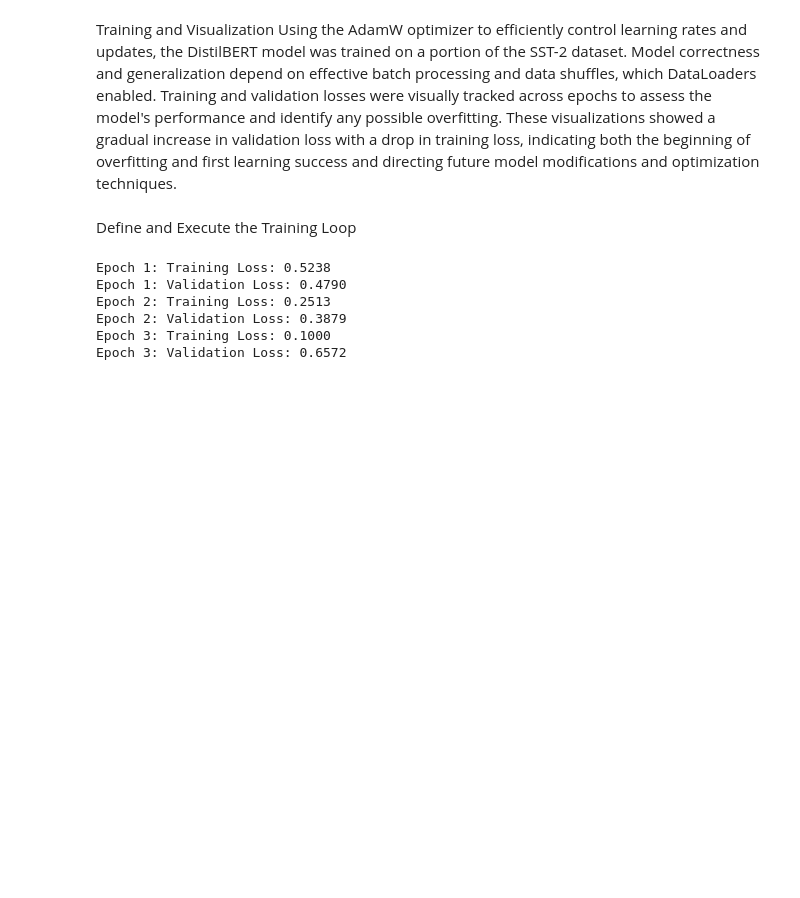
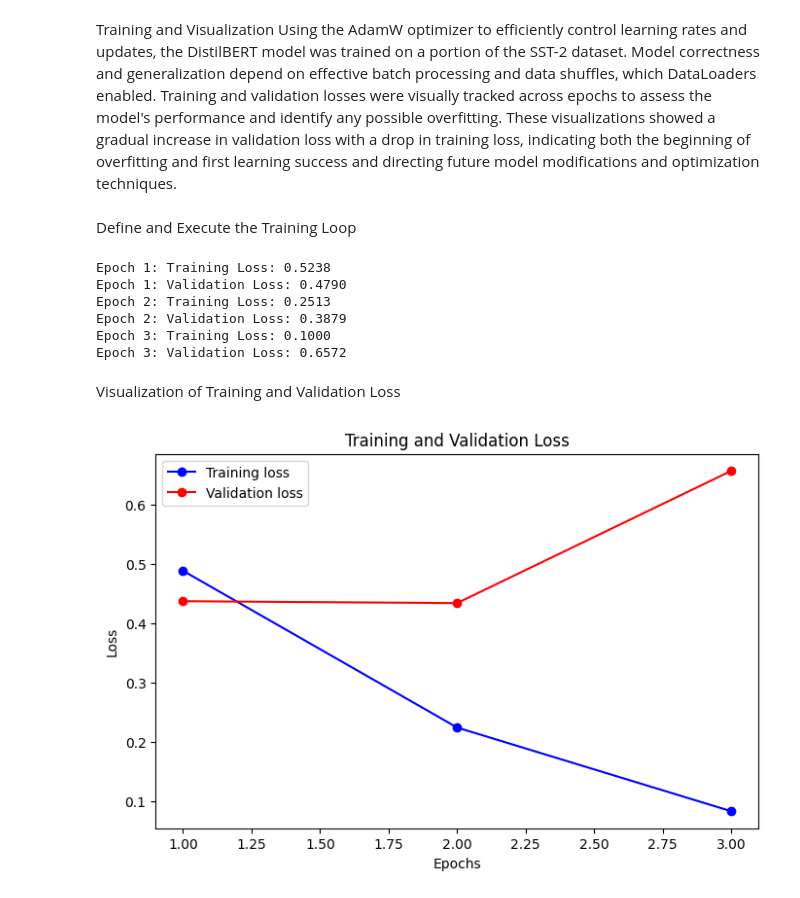
Before and after one commit to surajdusa/Assignment3-individual-project, a Jupyter notebook: Untitled3.ipynb, the cells around one changed output. Saved outputs shown, nothing was run; the diff lists cells and outputs as text; code cells hidden in the pictures; blank space fills up the shorter version.

```diff
--- a/Untitled3.ipynb
+++ b/Untitled3.ipynb
@@ -182,3 +182,24 @@ Epoch 2: Training Loss: 0.2513
 Epoch 2: Validation Loss: 0.3879
 Epoch 3: Training Loss: 0.1000
 Epoch 3: Validation Loss: 0.6572
+# %% [markdown]
+Visualization of Training and Validation Loss
+# %%
+import matplotlib.pyplot as plt
+
+# Assuming you collect these into lists during training
+train_losses = [0.4881, 0.2242, 0.0833]
+val_losses = [0.4369, 0.4337, 0.6563]
+
+epochs = range(1, len(train_losses) + 1)
+
+plt.figure(figsize=(8, 5))
+plt.plot(epochs, train_losses, 'bo-', label='Training loss')
+plt.plot(epochs, val_losses, 'ro-', label='Validation loss')
+plt.title('Training and Validation Loss')
+plt.xlabel('Epochs')
+plt.ylabel('Loss')
+plt.legend()
+plt.show()
+# %% [output]
+[figure, added]
```
